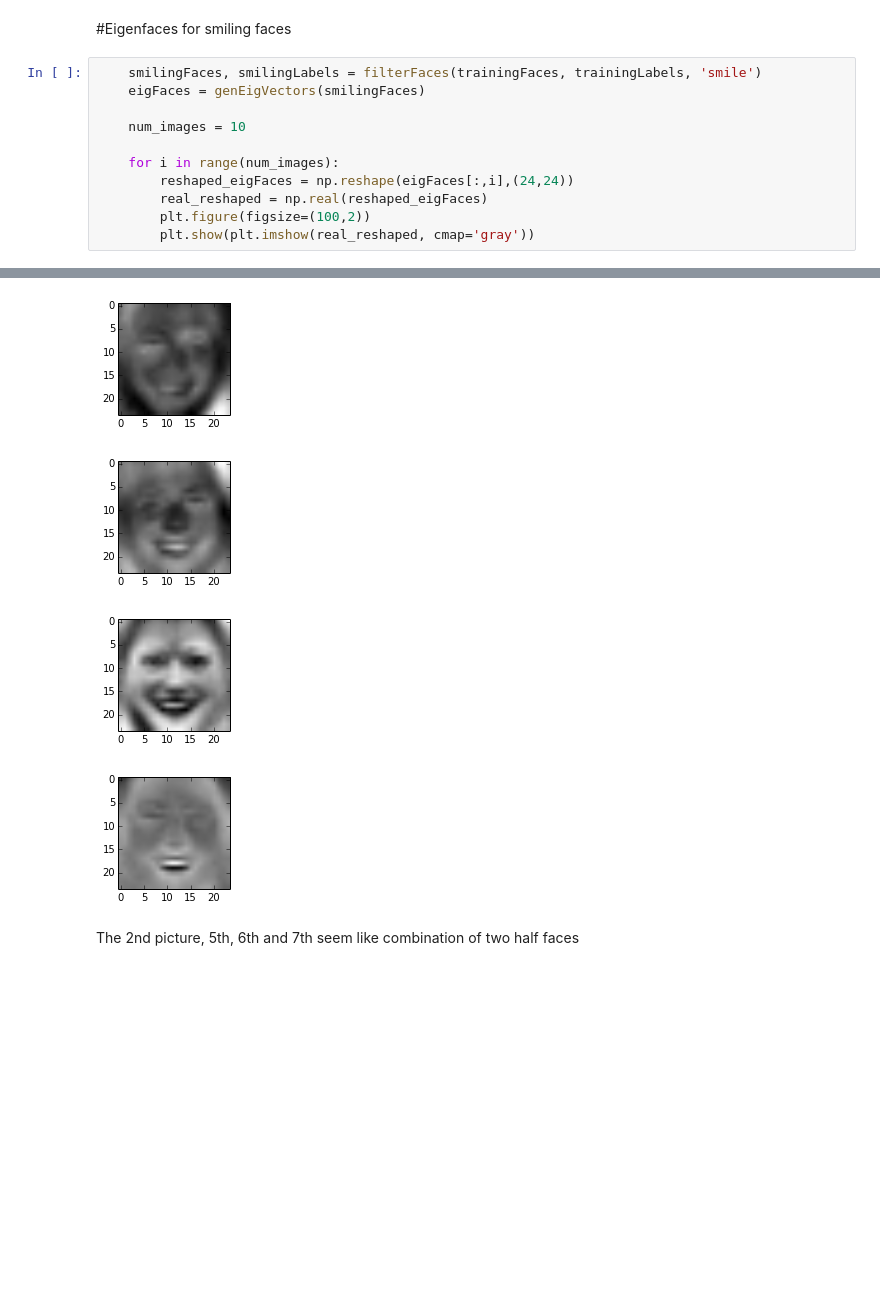
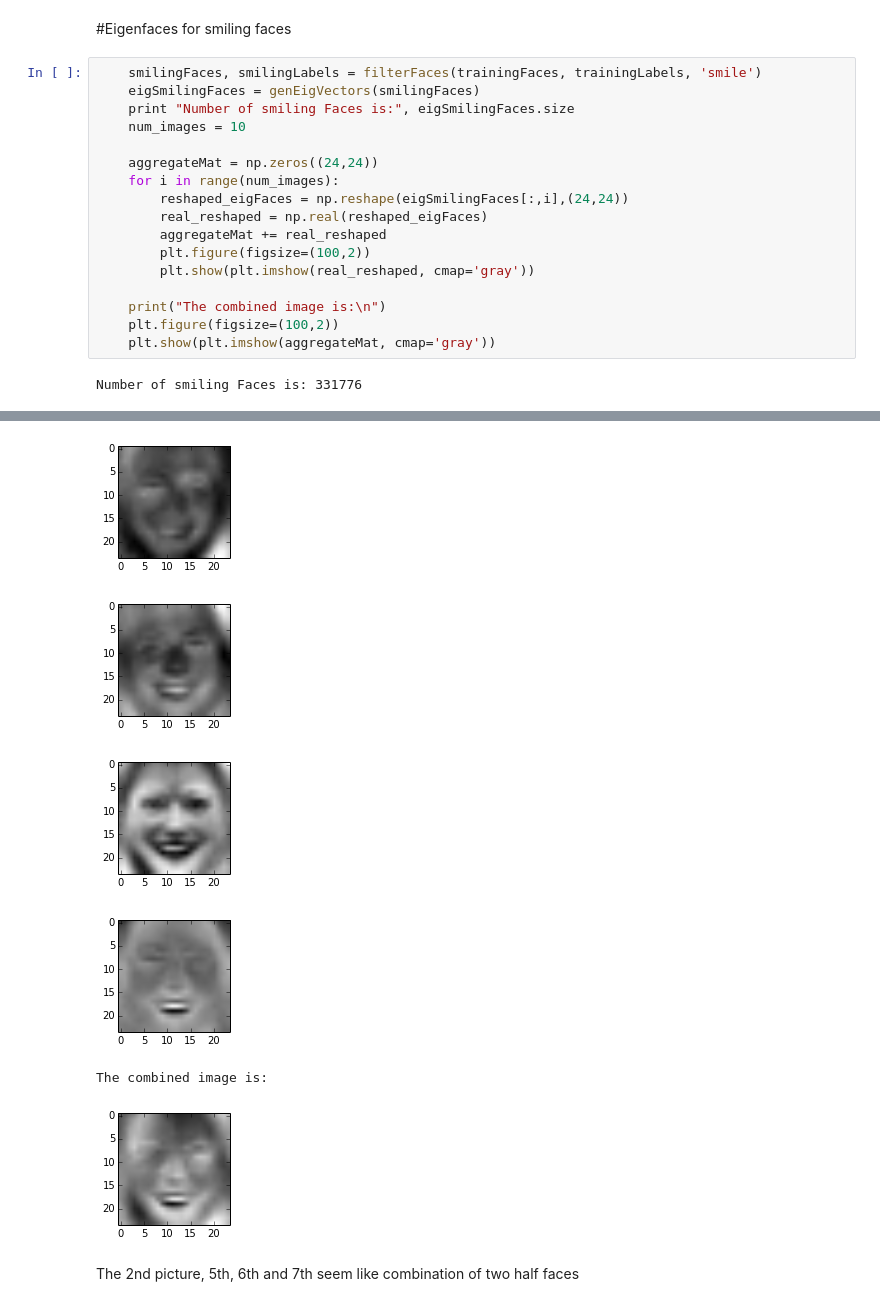
Before and after one commit to ArkAung/Eigenfaces, a Jupyter notebook: Eigenfaces.ipynb, the cells around one changed output, grey strips where cells are left out. Cells and saved outputs as stored; diff of their text form; blank space fills up the shorter version.

Commit message:
Add combined images for smiling and non-smiling

```diff
--- a/Eigenfaces.ipynb
+++ b/Eigenfaces.ipynb
@@ -41,26 +41,35 @@ if __name__ == "__main__":
 #Eigenfaces for smiling faces
 # %%
     smilingFaces, smilingLabels = filterFaces(trainingFaces, trainingLabels, 'smile')
-    eigFaces = genEigVectors(smilingFaces)
-
+    eigSmilingFaces = genEigVectors(smilingFaces)
+    print "Number of smiling Faces is:", eigSmilingFaces.size
     num_images = 10
 
+    aggregateMat = np.zeros((24,24))
     for i in range(num_images):
-        reshaped_eigFaces = np.reshape(eigFaces[:,i],(24,24))
+        reshaped_eigFaces = np.reshape(eigSmilingFaces[:,i],(24,24))
         real_reshaped = np.real(reshaped_eigFaces)
+        aggregateMat += real_reshaped
         plt.figure(figsize=(100,2))
         plt.show(plt.imshow(real_reshaped, cmap='gray'))
+
+    print("The combined image is:\n")
+    plt.figure(figsize=(100,2))
+    plt.show(plt.imshow(aggregateMat, cmap='gray'))
 # %% [output]
+Number of smiling Faces is: 331776
 [figure]
 [figure]
 [figure]
 [figure]
 [figure]
 [figure]
 [figure]
 [figure]
 [figure]
 [figure]
+The combined image is:
+[figure, added]
 # %% [markdown]
 The 2nd picture, 5th, 6th and 7th seem like combination of two half faces
 # %% [markdown]
```
Also changed, not shown: parts of 1 cell of this notebook.
